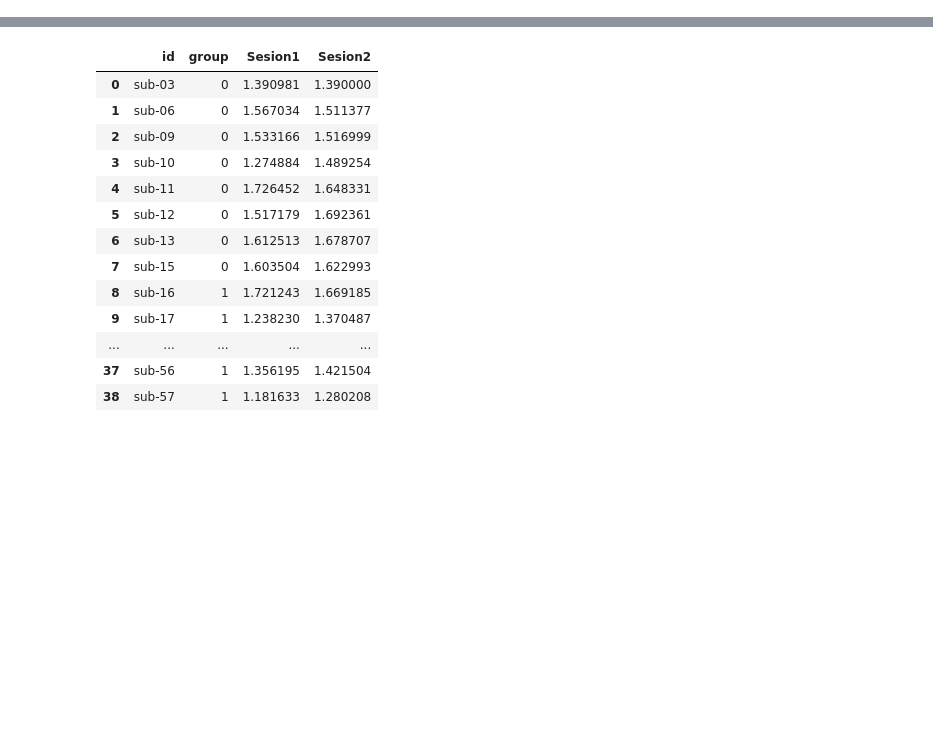
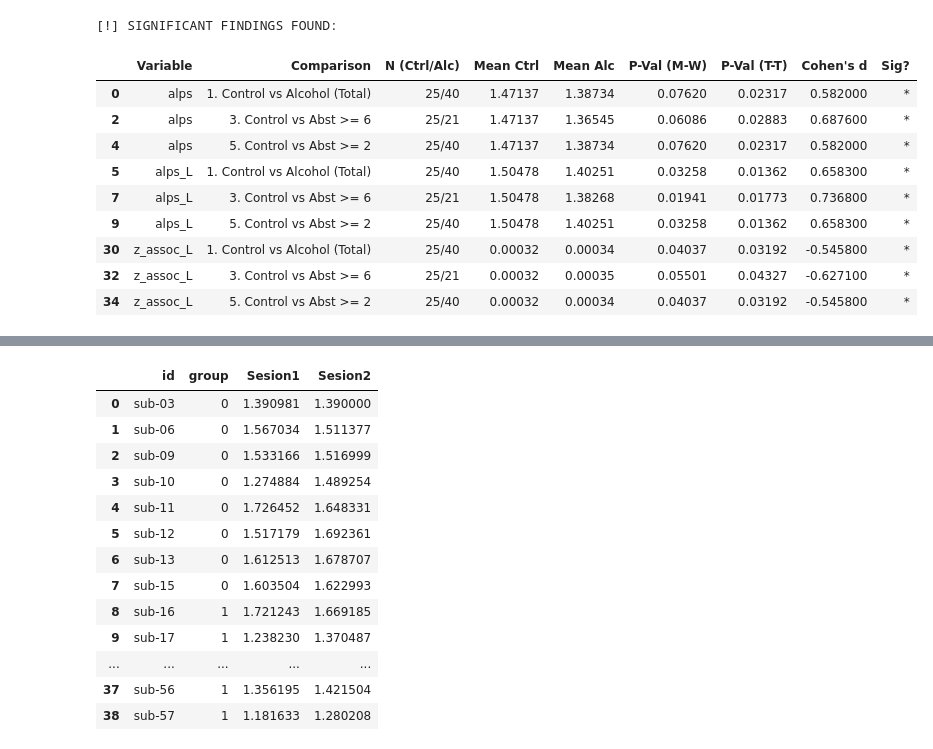
Before and after one commit to Alejandra-LozC/dti_alps, a Jupyter notebook: mex_aud_alps.ipynb, the cells around one changed output, grey strips where cells are left out. Saved outputs shown, nothing was run; the diff lists cells and outputs as text; code cells hidden in the pictures; blank space fills up the shorter version.

```diff
--- a/mex_aud_alps.ipynb
+++ b/mex_aud_alps.ipynb
@@ -278,0 +187,28 @@ Passing `palette` without assigning `hue` is deprecated and will be removed in v
+# %%
+from IPython.display import display
+
+# ==========================================
+# SUMMARY OF SIGNIFICANT FINDINGS
+# ==========================================
+sig_findings = res_df[res_df['Sig?'] != ''].copy()
+
+if not sig_findings.empty:
+    print("\n[!] SIGNIFICANT FINDINGS FOUND:")
+    styled_sig = sig_findings.style.set_properties(**{'text-align': 'left'})\
+                            .set_table_styles([{'selector': 'th', 'props': [('background-color', '#f4f4f4')]}])
+    display(styled_sig)
+else:
+    print("\n[i] No significant differences found with p < 0.05")
+    display(res_df.head(5))
+# %% [output]
+[!] SIGNIFICANT FINDINGS FOUND:
+|  | Variable | Comparison | N (Ctrl/Alc) | Mean Ctrl | Mean Alc | P-Val (M-W) | P-Val (T-T) | Cohen's d | Sig? |
+| 0 | alps | 1. Control vs Alcohol (Total) | 25/40 | 1.47137 | 1.38734 | 0.07620 | 0.02317 | 0.582000 | * |
+| 2 | alps | 3. Control vs Abst >= 6 | 25/21 | 1.47137 | 1.36545 | 0.06086 | 0.02883 | 0.687600 | * |
+| 4 | alps | 5. Control vs Abst >= 2 | 25/40 | 1.47137 | 1.38734 | 0.07620 | 0.02317 | 0.582000 | * |
+| 5 | alps_L | 1. Control vs Alcohol (Total) | 25/40 | 1.50478 | 1.40251 | 0.03258 | 0.01362 | 0.658300 | * |
+| 7 | alps_L | 3. Control vs Abst >= 6 | 25/21 | 1.50478 | 1.38268 | 0.01941 | 0.01773 | 0.736800 | * |
+| 9 | alps_L | 5. Control vs Abst >= 2 | 25/40 | 1.50478 | 1.40251 | 0.03258 | 0.01362 | 0.658300 | * |
+| 30 | z_assoc_L | 1. Control vs Alcohol (Total) | 25/40 | 0.00032 | 0.00034 | 0.04037 | 0.03192 | -0.545800 | * |
+| 32 | z_assoc_L | 3. Control vs Abst >= 6 | 25/21 | 0.00032 | 0.00035 | 0.05501 | 0.04327 | -0.627100 | * |
+| 34 | z_assoc_L | 5. Control vs Abst >= 2 | 25/40 | 0.00032 | 0.00034 | 0.04037 | 0.03192 | -0.545800 | * |
```
Also changed, not shown: parts of 8 cells of this notebook.
